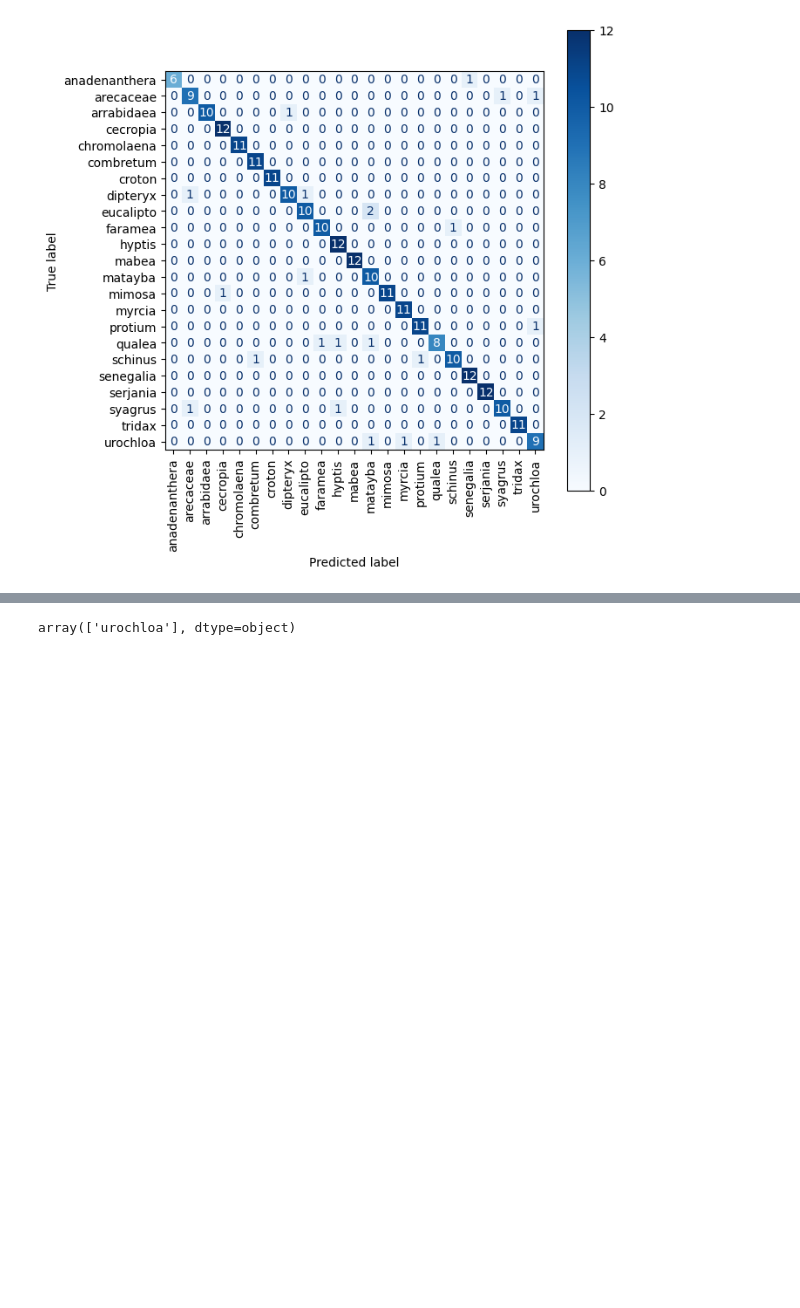
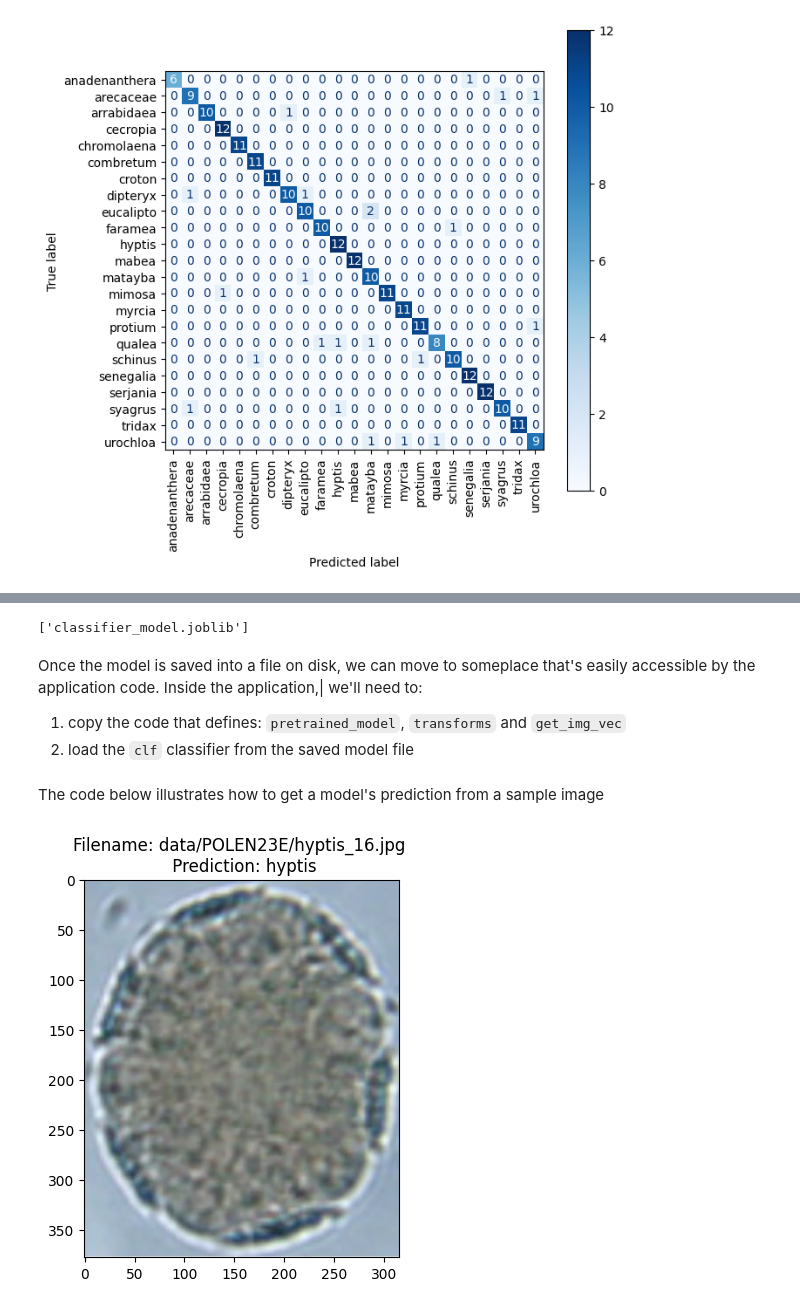
Before and after one commit to alex000kim/cv_webinars, a Jupyter notebook: 1_ImageClassification.ipynb, the cells around one changed output, grey strips where cells are left out. Saved outputs shown, nothing was run; the diff lists cells and outputs as text; code cells hidden in the pictures; blank space fills up the shorter version.

```diff
--- a/1_ImageClassification.ipynb
+++ b/1_ImageClassification.ipynb
@@ -23,11 +135,4 @@ len(img_flist)
 # %%
-transforms = torchvision.transforms.Compose([
-    torchvision.transforms.Resize(256),
-    torchvision.transforms.CenterCrop(224),
-    torchvision.transforms.ToTensor(),
-    torchvision.transforms.Normalize(mean=[0.485, 0.456, 0.406], std=[0.229, 0.224, 0.225]),
-])
-
 pretrained_model = models.resnet18(pretrained=True)
-pretrained_model.eval()
+pretrained_model = pretrained_model.eval()
 # %%
@@ -152,8 +385,29 @@ plt.show()
+# %%
+from joblib import dump
+
+dump(clf, 'classifier_model.joblib')
+# %% [output]
+['classifier_model.joblib']
+# %% [markdown]
+Once the model is saved into a file on disk, we can move to someplace that's easily accessible by the application code.
+Inside the application,| we'll need to:
+1. copy the code that defines: `pretrained_model`, `transforms` and `get_img_vec`
+2. load the `clf` classifier from the saved model file
+# %%
+from joblib import load
+
+clf = load('classifier_model.joblib')
+# %% [markdown]
+The code below illustrates how to get a model's prediction from a sample image
 # %%
-sample_img_index = -1
-img_path = img_flist[sample_img_index]
-img = Image.open(img_path)
+sample_img_path = sample(img_flist, 1)[0]
+img = Image.open(sample_img_path)
+
 vec = get_img_vec(img)
-clf.predict([vec])
+pred = clf.predict([vec])[0]
+
+plt.figure(figsize=(5, 5))
+plt.imshow(img)
+plt.title(f'Filename: {sample_img_path} \n Prediction: {pred}');
 # %% [output]
-array(['urochloa'], dtype=object)
+[figure, added]
```
Also changed, not shown: parts of 47 cells of this notebook, 1 other file.
